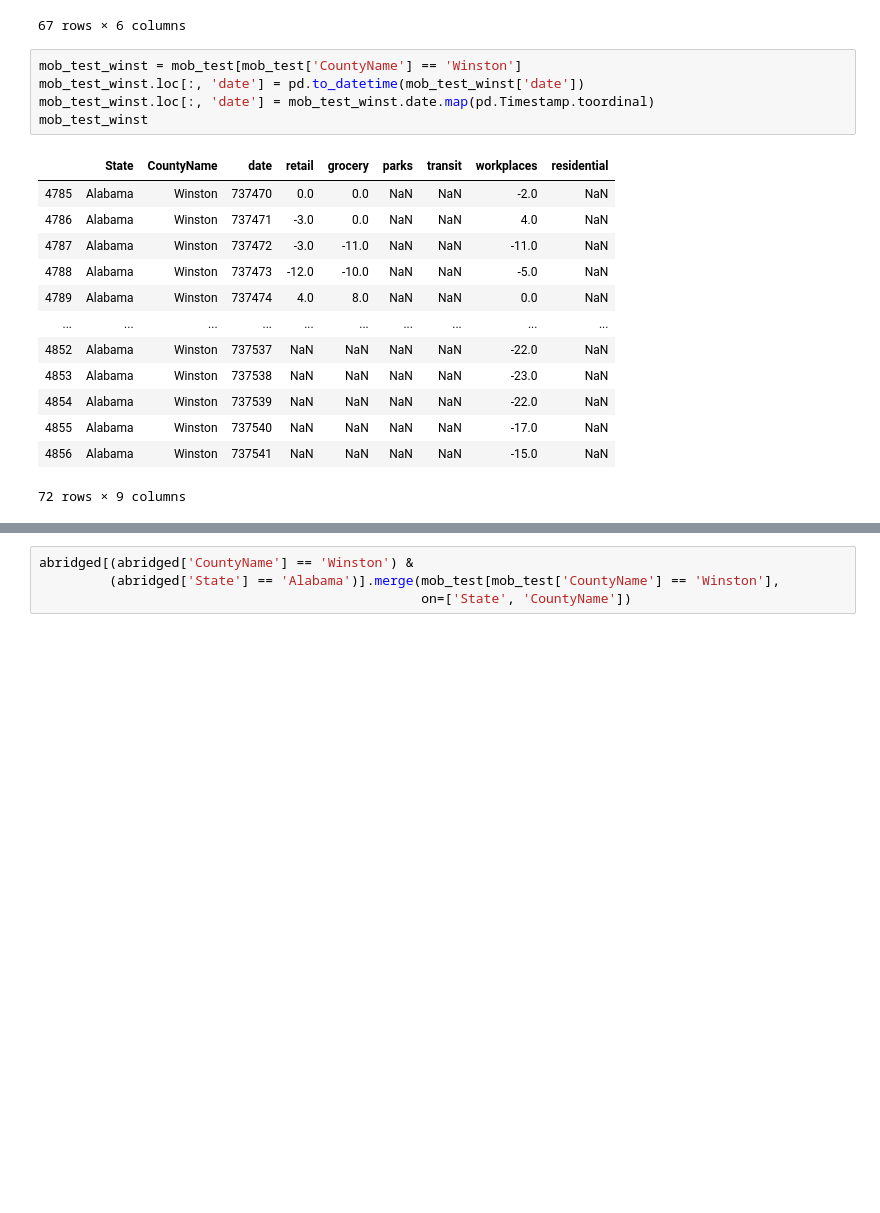
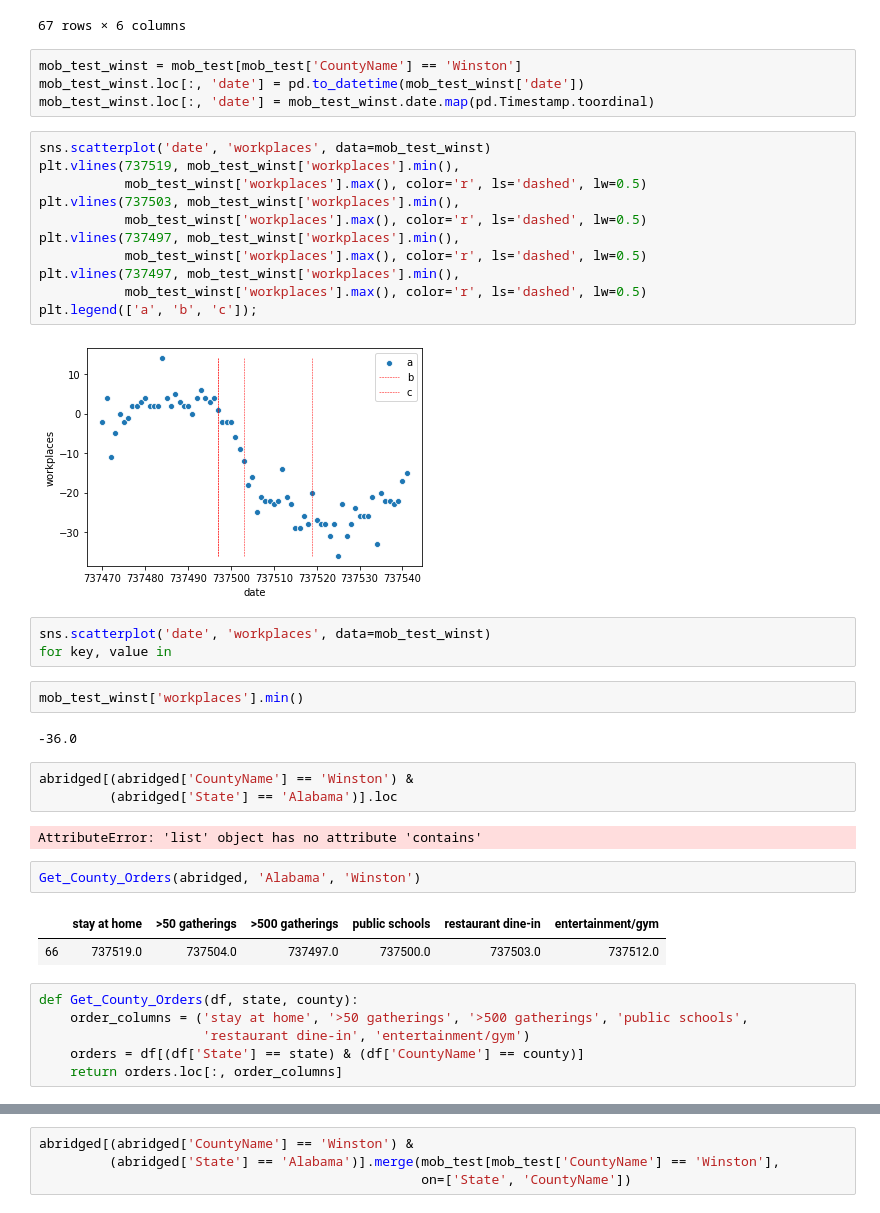
Before and after one commit to joshuaiokua/data100_final-project, a Jupyter notebook: Josh_notebook.ipynb, the cells around one changed output, grey strips where cells are left out. Saved outputs shown, nothing was run; the diff lists cells and outputs as text; blank space fills up the shorter version.

```diff
--- a/Josh_notebook.ipynb
+++ b/Josh_notebook.ipynb
@@ -209,18 +209,39 @@ mob_test.iloc[:, 1:].groupby('CountyName').mean()
 mob_test_winst = mob_test[mob_test['CountyName'] == 'Winston']
 mob_test_winst.loc[:, 'date'] = pd.to_datetime(mob_test_winst['date'])
 mob_test_winst.loc[:, 'date'] = mob_test_winst.date.map(pd.Timestamp.toordinal)
-mob_test_winst
-# %% [output]
-|  | State | CountyName | date | retail | grocery | parks | transit | workplaces | residential |
-| 4785 | Alabama | Winston | 737470 | 0.0 | 0.0 | NaN | NaN | -2.0 | NaN |
-| 4786 | Alabama | Winston | 737471 | -3.0 | 0.0 | NaN | NaN | 4.0 | NaN |
-| 4787 | Alabama | Winston | 737472 | -3.0 | -11.0 | NaN | NaN | -11.0 | NaN |
-| 4788 | Alabama | Winston | 737473 | -12.0 | -10.0 | NaN | NaN | -5.0 | NaN |
-| 4789 | Alabama | Winston | 737474 | 4.0 | 8.0 | NaN | NaN | 0.0 | NaN |
-| ... | ... | ... | ... | ... | ... | ... | ... | ... | ... |
-| 4852 | Alabama | Winston | 737537 | NaN | NaN | NaN | NaN | -22.0 | NaN |
-| 4853 | Alabama | Winston | 737538 | NaN | NaN | NaN | NaN | -23.0 | NaN |
-| 4854 | Alabama | Winston | 737539 | NaN | NaN | NaN | NaN | -22.0 | NaN |
-| 4855 | Alabama | Winston | 737540 | NaN | NaN | NaN | NaN | -17.0 | NaN |
-| 4856 | Alabama | Winston | 737541 | NaN | NaN | NaN | NaN | -15.0 | NaN |
-72 rows × 9 columns
+# %%
+sns.scatterplot('date', 'workplaces', data=mob_test_winst)
+plt.vlines(737519, mob_test_winst['workplaces'].min(),
+           mob_test_winst['workplaces'].max(), color='r', ls='dashed', lw=0.5)
+plt.vlines(737503, mob_test_winst['workplaces'].min(),
+           mob_test_winst['workplaces'].max(), color='r', ls='dashed', lw=0.5)
+plt.vlines(737497, mob_test_winst['workplaces'].min(),
+           mob_test_winst['workplaces'].max(), color='r', ls='dashed', lw=0.5)
+plt.vlines(737497, mob_test_winst['workplaces'].min(),
+           mob_test_winst['workplaces'].max(), color='r', ls='dashed', lw=0.5)
+plt.legend(['a', 'b', 'c']);
+# %% [output]
+[figure, added]
+# %%
+sns.scatterplot('date', 'workplaces', data=mob_test_winst)
+for key, value in
+# %%
+mob_test_winst['workplaces'].min()
+# %% [output]
+-36.0
+# %%
+abridged[(abridged['CountyName'] == 'Winston') &
+         (abridged['State'] == 'Alabama')].loc
+# %% [output]
+AttributeError: 'list' object has no attribute 'contains'
+# %%
+Get_County_Orders(abridged, 'Alabama', 'Winston')
+# %% [output]
+|  | stay at home | >50 gatherings | >500 gatherings | public schools | restaurant dine-in | entertainment/gym |
+| 66 | 737519.0 | 737504.0 | 737497.0 | 737500.0 | 737503.0 | 737512.0 |
+# %%
+def Get_County_Orders(df, state, county):
+    order_columns = ('stay at home', '>50 gatherings', '>500 gatherings', 'public schools',
+                     'restaurant dine-in', 'entertainment/gym')
+    orders = df[(df['State'] == state) & (df['CountyName'] == county)]
+    return orders.loc[:, order_columns]
```
Also changed, not shown: parts of 2 cells of this notebook.
